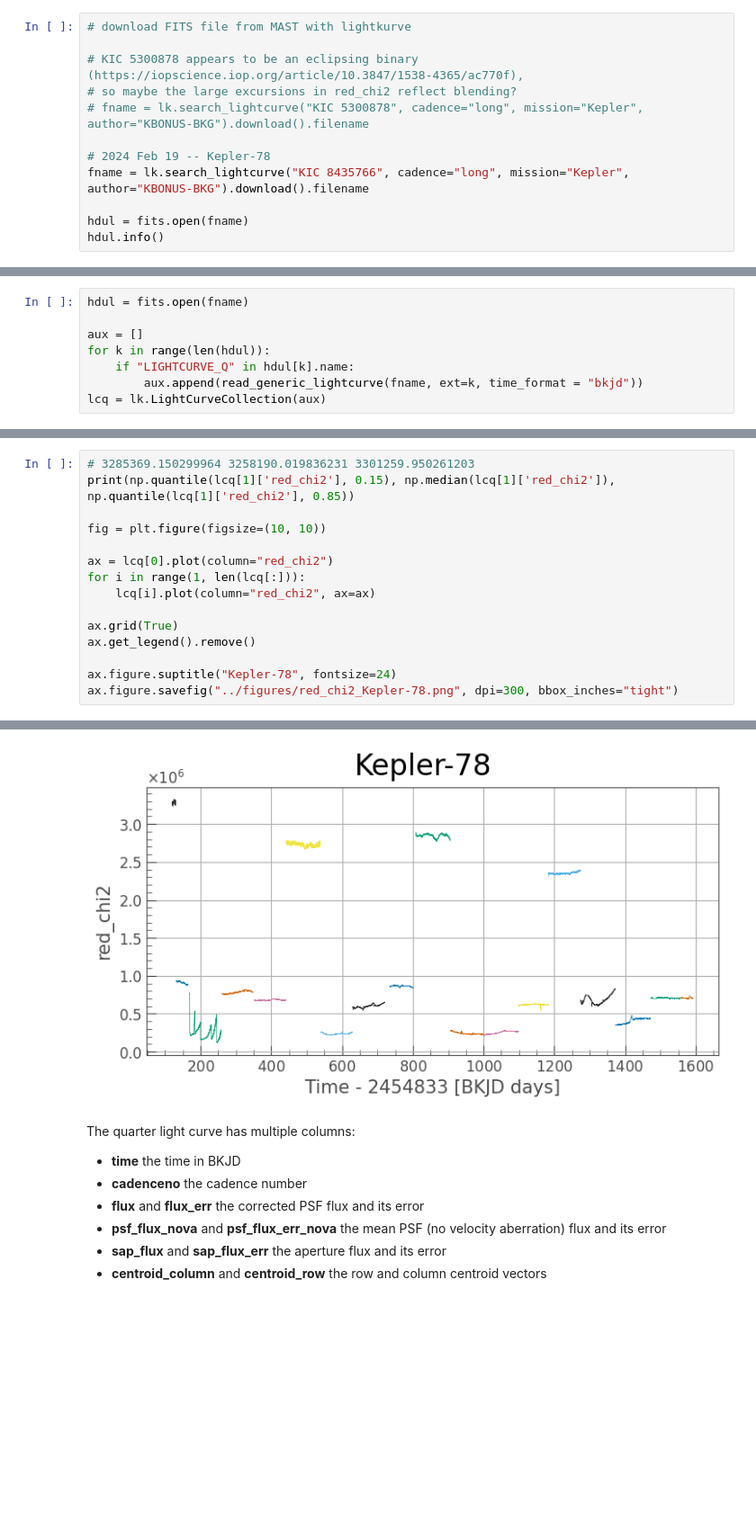
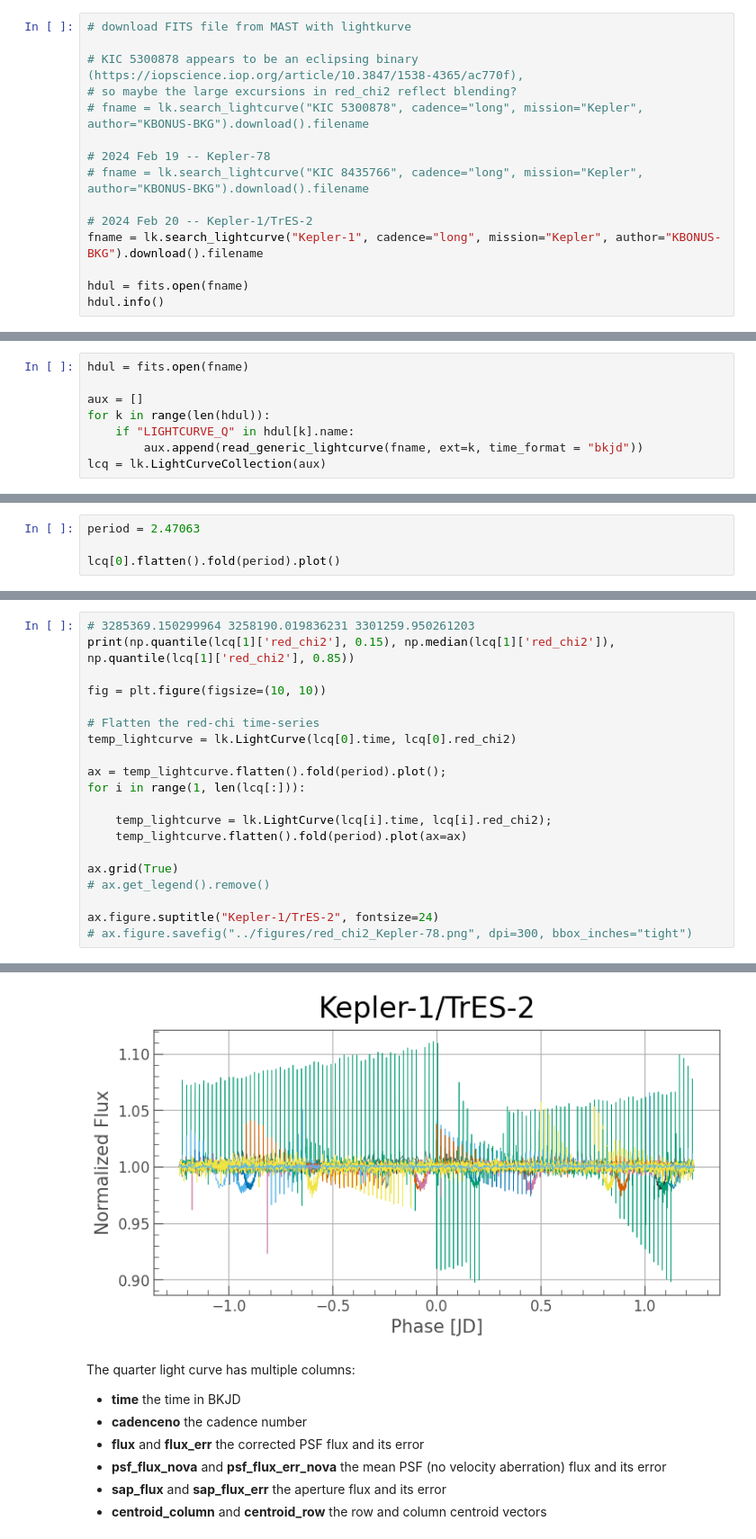
Before and after one commit to BoiseStatePlanetary/Experiments_with_KBONUS-BKG, a Jupyter notebook: code/light_curve_example.ipynb, the cells around one changed output, grey strips where cells are left out. Shown: that part at 90% size. Drawn from its saved outputs; the diff is of its cells as text; blank space fills up the shorter version.

```diff
--- a/code/light_curve_example.ipynb
+++ b/code/light_curve_example.ipynb
@@ -32,7 +32,10 @@ First let's explore the FITS file and its extensions
 # fname = lk.search_lightcurve("KIC 5300878", cadence="long", mission="Kepler", author="KBONUS-BKG").download().filename
 
 # 2024 Feb 19 -- Kepler-78
-fname = lk.search_lightcurve("KIC 8435766", cadence="long", mission="Kepler", author="KBONUS-BKG").download().filename
+# fname = lk.search_lightcurve("KIC 8435766", cadence="long", mission="Kepler", author="KBONUS-BKG").download().filename
+
+# 2024 Feb 20 -- Kepler-1/TrES-2
+fname = lk.search_lightcurve("Kepler-1", cadence="long", mission="Kepler", author="KBONUS-BKG").download().filename
 
 hdul = fits.open(fname)
 hdul.info()
@@ -230,0 +233,4 @@ LightCurve length=469 LABEL="Gaia DR3 2078373642776671232" QUARTER=0 FLUX_ORIGIN
+# %%
+period = 2.47063
+
+lcq[0].flatten().fold(period).plot()
@@ -234,13 +243,18 @@ print(np.quantile(lcq[1]['red_chi2'], 0.15), np.median(lcq[1]['red_chi2']), np.q
 
 fig = plt.figure(figsize=(10, 10))
 
-ax = lcq[0].plot(column="red_chi2")
+# Flatten the red-chi time-series
+temp_lightcurve = lk.LightCurve(lcq[0].time, lcq[0].red_chi2)
+
+ax = temp_lightcurve.flatten().fold(period).plot();
 for i in range(1, len(lcq[:])):
-    lcq[i].plot(column="red_chi2", ax=ax)
+
+    temp_lightcurve = lk.LightCurve(lcq[i].time, lcq[i].red_chi2);
+    temp_lightcurve.flatten().fold(period).plot(ax=ax)
 
 ax.grid(True)
-ax.get_legend().remove()
+# ax.get_legend().remove()
 
-ax.figure.suptitle("Kepler-78", fontsize=24)
-ax.figure.savefig("../figures/red_chi2_Kepler-78.png", dpi=300, bbox_inches="tight")
+ax.figure.suptitle("Kepler-1/TrES-2", fontsize=24)
+# ax.figure.savefig("../figures/red_chi2_Kepler-78.png", dpi=300, bbox_inches="tight")
 # %% [output]
@@ -249,4 +264,4 @@ ax.figure.savefig("../figures/red_chi2_Kepler-78.png", dpi=300, bbox_inches="tig
-[figure, old version]
+[figure, new version]
 # %% [markdown]
 The quarter light curve has multiple columns:
 
```
Also changed, not shown: parts of 12 cells of this notebook, 2 other files.
